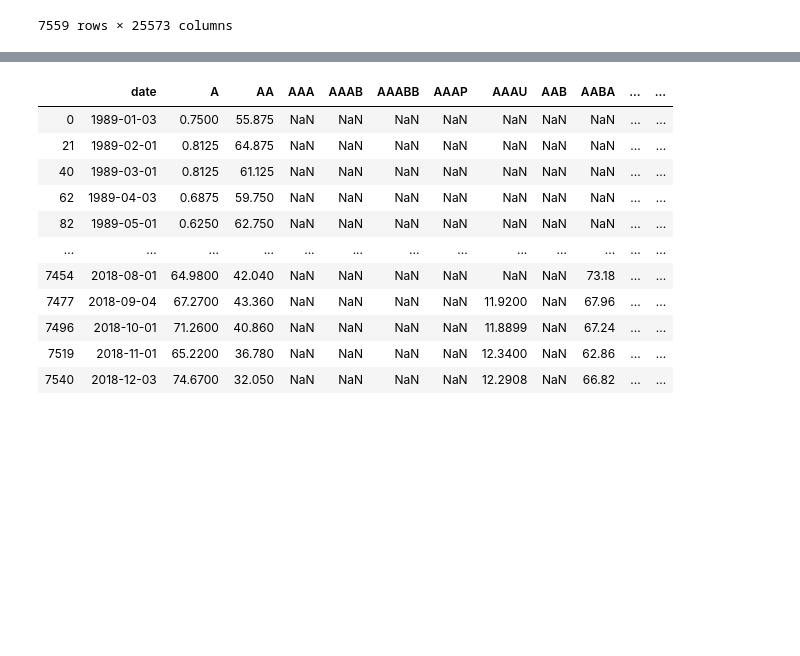
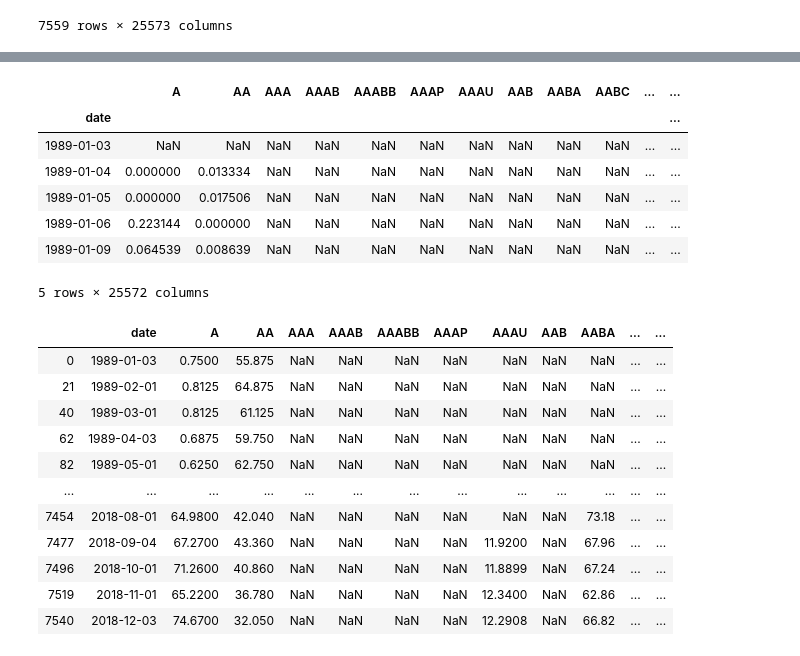
Before and after one commit to ozanozd/Financial_Big_Data_52_weeks, a Jupyter notebook: 52Weeks.ipynb, the cells around one changed output, grey strips where cells are left out. Drawn from its saved outputs; the diff is of its cells as text; code cells hidden in the pictures; blank space fills up the shorter version.

```diff
--- a/52Weeks.ipynb
+++ b/52Weeks.ipynb
@@ -66,3 +120,16 @@ AttributeError: 'DataFrame' object has no attribute 'inx'
+# %%
+#log returns of all the columns at once
+r = np.log(prices.set_index('date')).diff()
+r.head()
+# %% [output]
+|  | A | AA | AAA | AAAB | AAABB | AAAP | AAAU | AAB | AABA | AABC | ... | ... |
+| date |  |  |  |  |  |  |  |  |  |  |  | ... |
+| 1989-01-03 | NaN | NaN | NaN | NaN | NaN | NaN | NaN | NaN | NaN | NaN | ... | ... |
+| 1989-01-04 | 0.000000 | 0.013334 | NaN | NaN | NaN | NaN | NaN | NaN | NaN | NaN | ... | ... |
+| 1989-01-05 | 0.000000 | 0.017506 | NaN | NaN | NaN | NaN | NaN | NaN | NaN | NaN | ... | ... |
+| 1989-01-06 | 0.223144 | 0.000000 | NaN | NaN | NaN | NaN | NaN | NaN | NaN | NaN | ... | ... |
+| 1989-01-09 | 0.064539 | 0.008639 | NaN | NaN | NaN | NaN | NaN | NaN | NaN | NaN | ... | ... |
+5 rows × 25572 columns
 # %%
 #ticker='IBM'
 #begdate=enddate-relativedelta(years=1)
```
Also changed, not shown: parts of 39 cells of this notebook.
